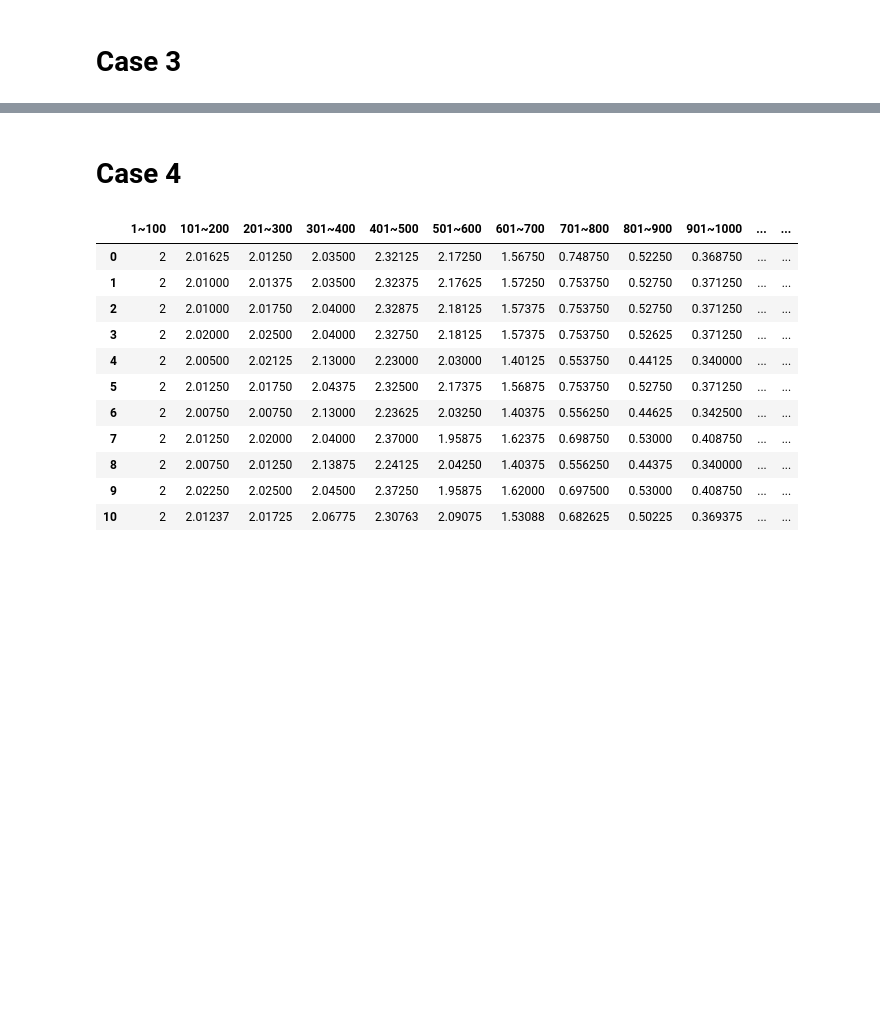
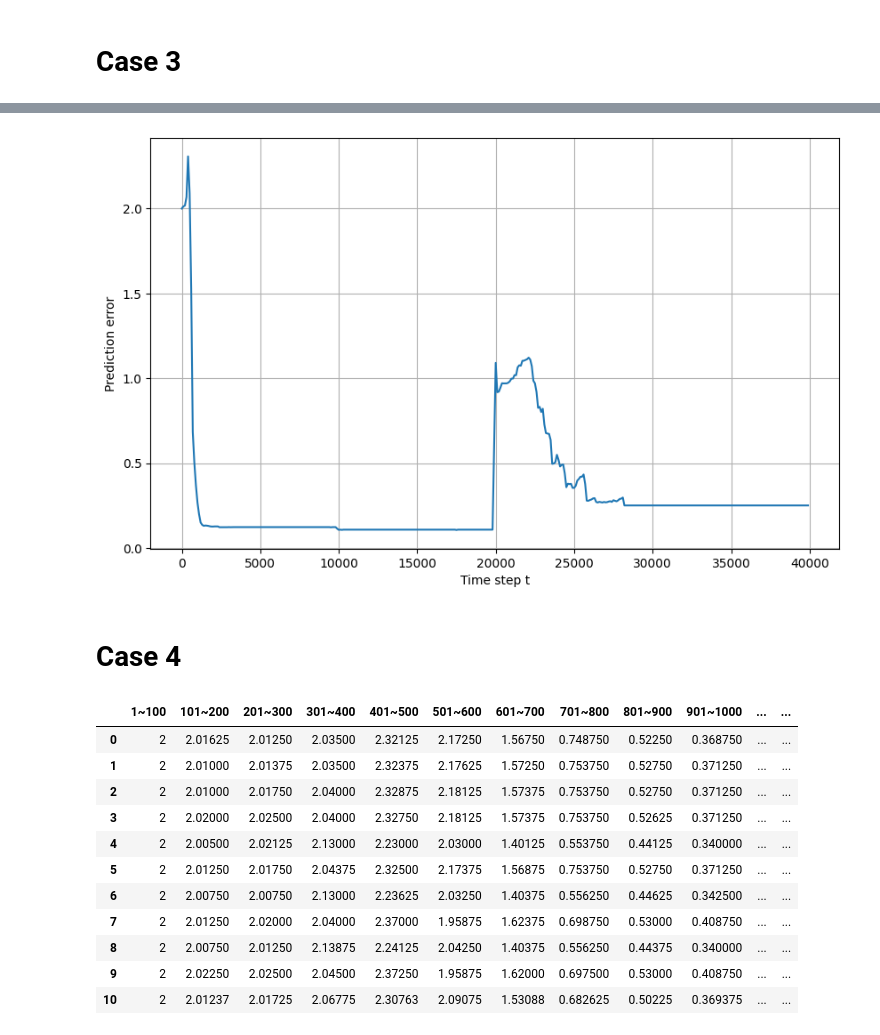
Before and after one commit to tyokyo320/time-series, a Jupyter notebook: utils/error_by_period_syntheic.ipynb, the cells around one changed output, grey strips where cells are left out. Saved outputs shown, nothing was run; the diff lists cells and outputs as text; code cells hidden in the pictures; blank space fills up the shorter version.

```diff
--- a/utils/error_by_period_syntheic.ipynb
+++ b/utils/error_by_period_syntheic.ipynb
@@ -94,3 +148,7 @@ case3_df_average.iloc[:, :dim]
+# %%
+plot_error_by_period(df=case3_df)
+# %% [output]
+[figure, added]
 # %% [markdown]
 # Case 4
 # %%
```
Also changed, not shown: parts of 17 cells of this notebook, 2 other files.
